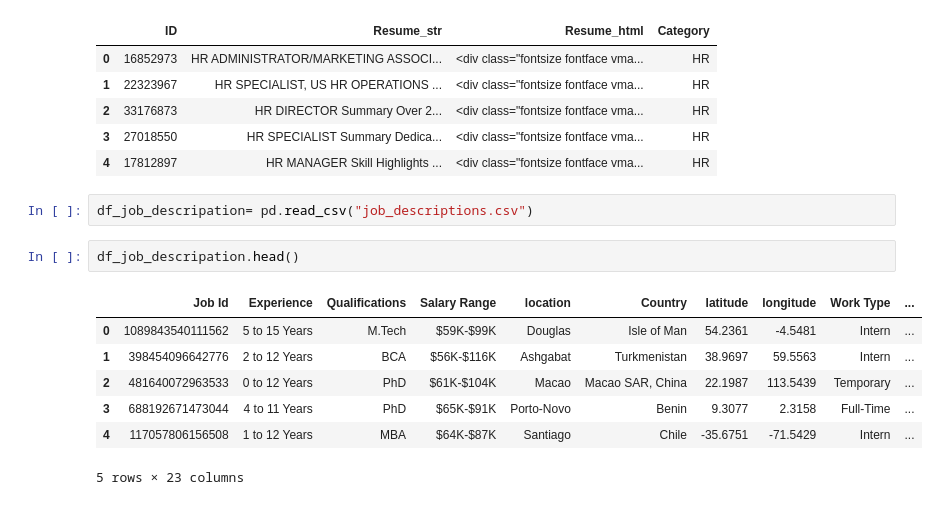
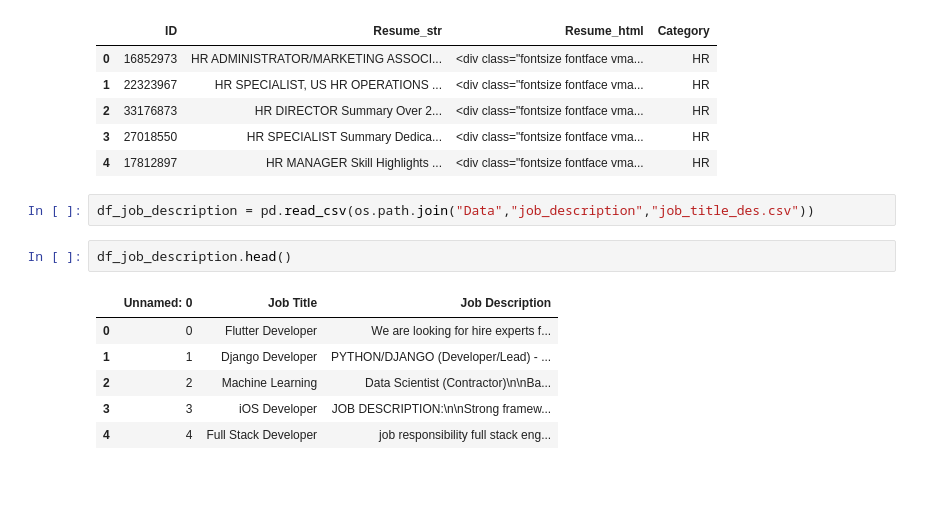
Before and after one commit to Mahmoudosos/smart-resume-screener, a Jupyter notebook: smart-resume-screener.ipynb, the cells around one changed output. Saved outputs shown, nothing was run; the diff lists cells and outputs as text.

```diff
--- a/smart-resume-screener.ipynb
+++ b/smart-resume-screener.ipynb
@@ -102,14 +74,13 @@ df_resumes.head()
 | 3 | 27018550 | HR SPECIALIST Summary Dedica... | <div class="fontsize fontface vma... | HR |
 | 4 | 17812897 | HR MANAGER Skill Highlights ... | <div class="fontsize fontface vma... | HR |
 # %%
-df_job_descripation= pd.read_csv("job_descriptions.csv")
+df_job_description = pd.read_csv(os.path.join("Data","job_description","job_title_des.csv"))
 # %%
-df_job_descripation.head()
+df_job_description.head()
 # %% [output]
-|  | Job Id | Experience | Qualifications | Salary Range | location | Country | latitude | longitude | Work Type | ... |
-| 0 | 1089843540111562 | 5 to 15 Years | M.Tech | $59K-$99K | Douglas | Isle of Man | 54.2361 | -4.5481 | Intern | ... |
-| 1 | 398454096642776 | 2 to 12 Years | BCA | $56K-$116K | Ashgabat | Turkmenistan | 38.9697 | 59.5563 | Intern | ... |
-| 2 | 481640072963533 | 0 to 12 Years | PhD | $61K-$104K | Macao | Macao SAR, China | 22.1987 | 113.5439 | Temporary | ... |
-| 3 | 688192671473044 | 4 to 11 Years | PhD | $65K-$91K | Porto-Novo | Benin | 9.3077 | 2.3158 | Full-Time | ... |
-| 4 | 117057806156508 | 1 to 12 Years | MBA | $64K-$87K | Santiago | Chile | -35.6751 | -71.5429 | Intern | ... |
+|  | Unnamed: 0 | Job Title | Job Description |
+| 0 | 0 | Flutter Developer | We are looking for hire experts f... |
+| 1 | 1 | Django Developer | PYTHON/DJANGO (Developer/Lead) - ... |
+| 2 | 2 | Machine Learning | Data Scientist (Contractor)\n\nBa... |
+| 3 | 3 | iOS Developer | JOB DESCRIPTION:\n\nStrong framew... |
+| 4 | 4 | Full Stack Developer | job responsibility full stack eng... |
-5 rows × 23 columns
```
Also changed, not shown: parts of 44 cells of this notebook, 4 other files.
